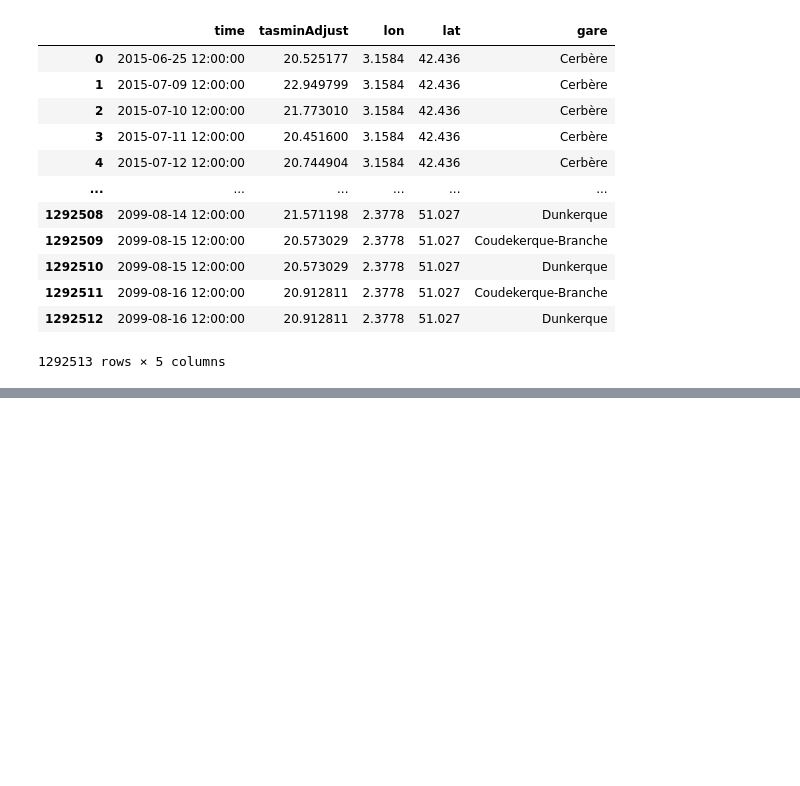
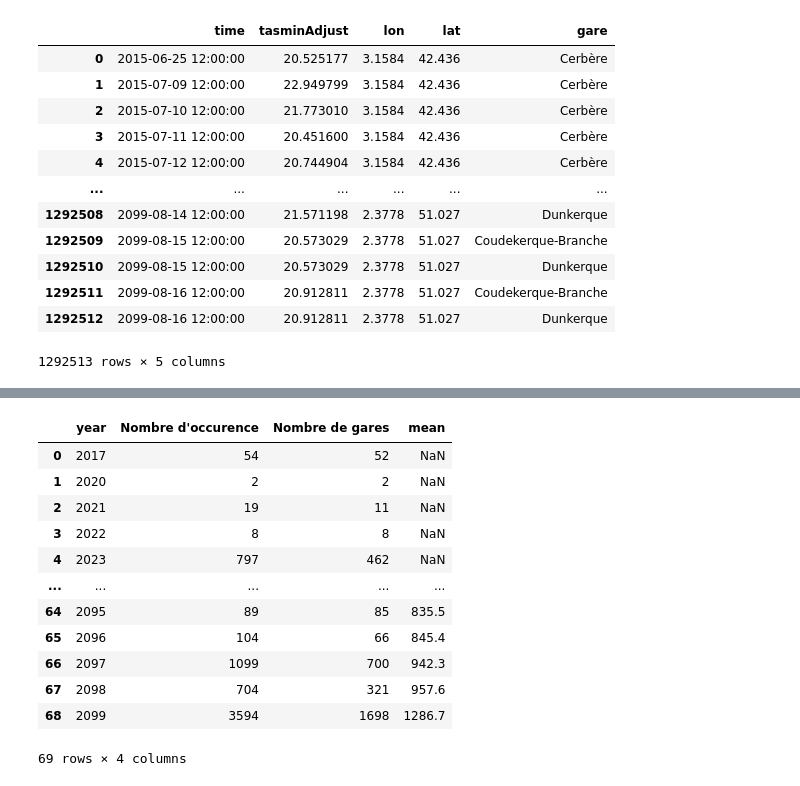
Before and after one commit to TheoSchwartz/hackathon_meteo_france, a Jupyter notebook: notebooks/EDA_conditions.ipynb, the cells around one changed output, grey strips where cells are left out. Saved outputs shown, nothing was run; the diff lists cells and outputs as text; code cells hidden in the pictures; blank space fills up the shorter version.

```diff
--- a/notebooks/EDA_conditions.ipynb
+++ b/notebooks/EDA_conditions.ipynb
@@ -114,0 +153,20 @@ df_trac_1
+# %%
+df_to_plot = df_cond.groupby(['year']).agg({'tasmaxAdjust': 'count', 'gare': 'unique'}).reset_index()
+df_to_plot.rename(columns={'tasmaxAdjust': 'Nombre d\'occurence', 'gare': 'Nombre de gares'}, inplace=True)
+df_to_plot['Nombre de gares'] = df_to_plot['Nombre de gares'].apply(lambda x: len(x))
+df_to_plot['mean'] = df_to_plot["Nombre d\'occurence"].rolling(10).mean()
+df_to_plot
+# %% [output]
+|  | year | Nombre d'occurence | Nombre de gares | mean |
+| 0 | 2017 | 54 | 52 | NaN |
+| 1 | 2020 | 2 | 2 | NaN |
+| 2 | 2021 | 19 | 11 | NaN |
+| 3 | 2022 | 8 | 8 | NaN |
+| 4 | 2023 | 797 | 462 | NaN |
+| ... | ... | ... | ... | ... |
+| 64 | 2095 | 89 | 85 | 835.5 |
+| 65 | 2096 | 104 | 66 | 845.4 |
+| 66 | 2097 | 1099 | 700 | 942.3 |
+| 67 | 2098 | 704 | 321 | 957.6 |
+| 68 | 2099 | 3594 | 1698 | 1286.7 |
+69 rows × 4 columns
```
Also changed, not shown: parts of 9 cells of this notebook, 4 other files.
